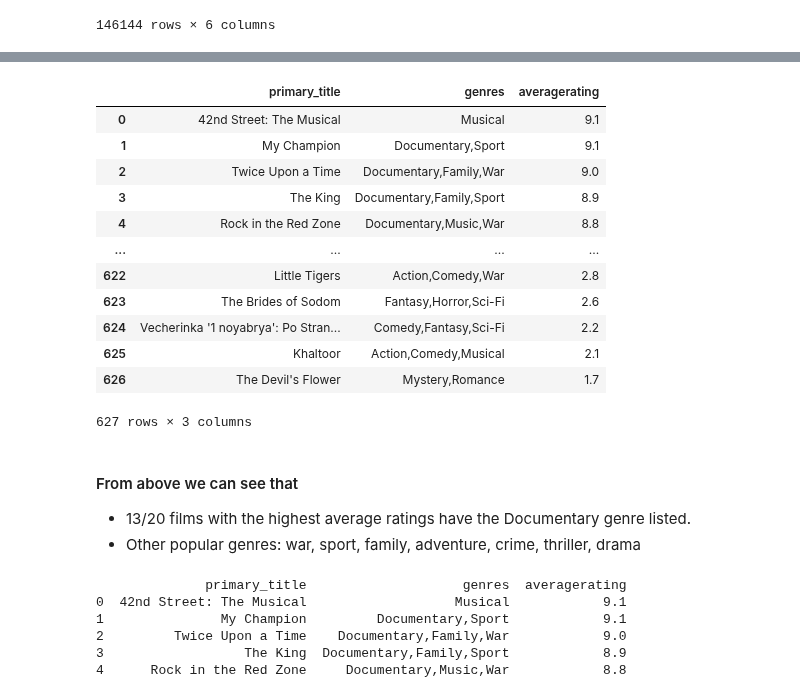
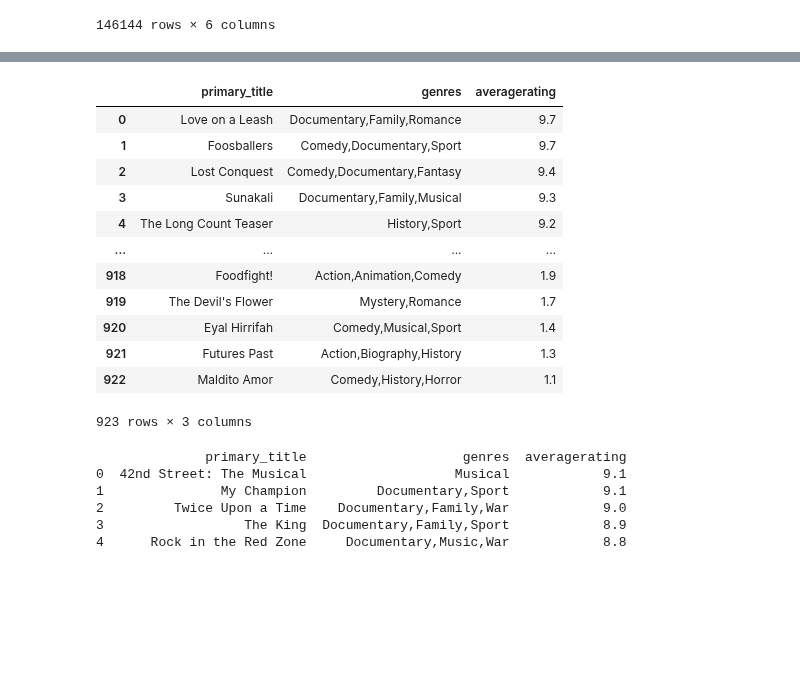
Before and after one commit to mehince/group-1-capstone, a Jupyter notebook: student.ipynb, the cells around one changed output, grey strips where cells are left out. Drawn from its saved outputs; the diff is of its cells as text; code cells hidden in the pictures; blank space fills up the shorter version.

```diff
--- a/student.ipynb
+++ b/student.ipynb
@@ -110,30 +97,24 @@ pd.read_sql('select * from movie_basics', conn)
 # %%
 q = pd.read_sql('''select distinct b.primary_title, b.genres, r.averagerating
         from movie_basics b
         join movie_ratings r
             on b.movie_id = r.movie_id
-        join movie_akas a
-            on r.movie_id = a.movie_id
-        where start_year >= 2010 and a.language is not Null and b.genres is not Null
+        where start_year >= 2010 and b.genres is not Null
         group by genres
         order by averagerating DESC''', conn)
 q
 # %% [output]
 |  | primary_title | genres | averagerating |
-| 0 | 42nd Street: The Musical | Musical | 9.1 |
-| 1 | My Champion | Documentary,Sport | 9.1 |
-| 2 | Twice Upon a Time | Documentary,Family,War | 9.0 |
-| 3 | The King | Documentary,Family,Sport | 8.9 |
-| 4 | Rock in the Red Zone | Documentary,Music,War | 8.8 |
+| 0 | Love on a Leash | Documentary,Family,Romance | 9.7 |
+| 1 | Foosballers | Comedy,Documentary,Sport | 9.7 |
+| 2 | Lost Conquest | Comedy,Documentary,Fantasy | 9.4 |
+| 3 | Sunakali | Documentary,Family,Musical | 9.3 |
+| 4 | The Long Count Teaser | History,Sport | 9.2 |
 | ... | ... | ... | ... |
-| 622 | Little Tigers | Action,Comedy,War | 2.8 |
-| 623 | The Brides of Sodom | Fantasy,Horror,Sci-Fi | 2.6 |
-| 624 | Vecherinka '1 noyabrya': Po Stran... | Comedy,Fantasy,Sci-Fi | 2.2 |
-| 625 | Khaltoor | Action,Comedy,Musical | 2.1 |
-| 626 | The Devil's Flower | Mystery,Romance | 1.7 |
+| 918 | Foodfight! | Action,Animation,Comedy | 1.9 |
+| 919 | The Devil's Flower | Mystery,Romance | 1.7 |
+| 920 | Eyal Hirrifah | Comedy,Musical,Sport | 1.4 |
+| 921 | Futures Past | Action,Biography,History | 1.3 |
+| 922 | Maldito Amor | Comedy,History,Horror | 1.1 |
-627 rows × 3 columns
+923 rows × 3 columns
-# %% [markdown]
-#### From above we can see that
- - 13/20 films with the highest average ratings have the Documentary genre listed.
- - Other popular genres: war, sport, family, adventure, crime, thriller, drama
 # %%
```
Also changed, not shown: parts of 16 cells of this notebook.
